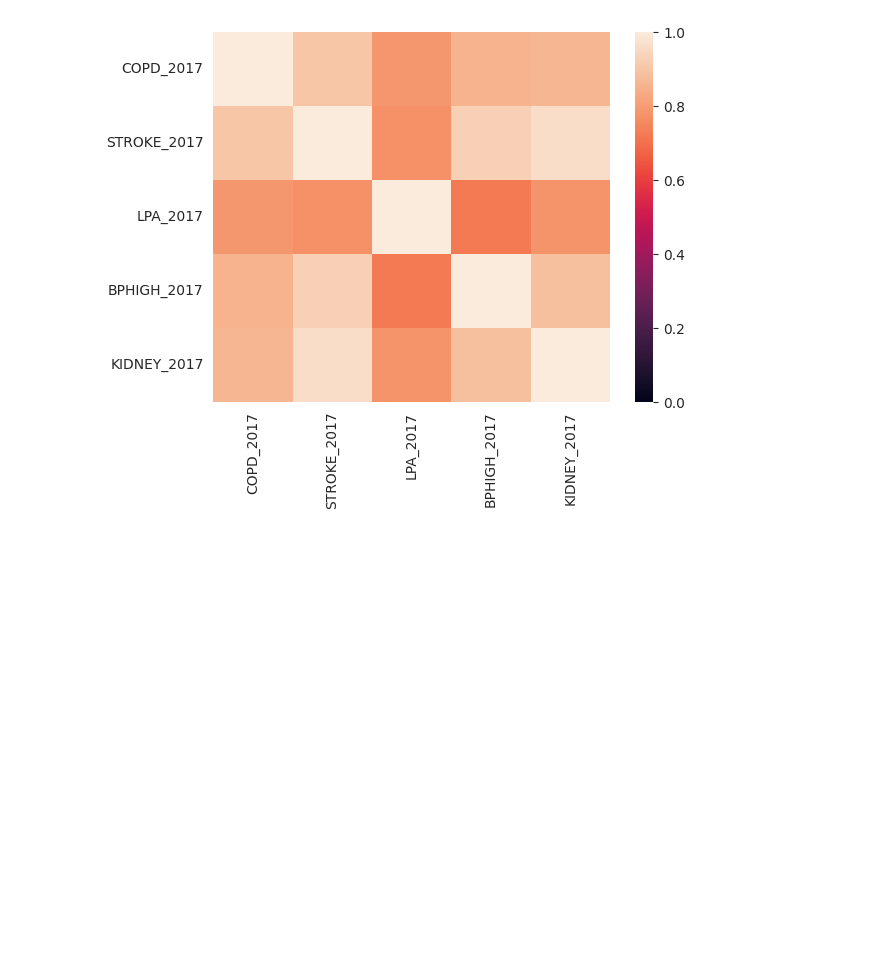
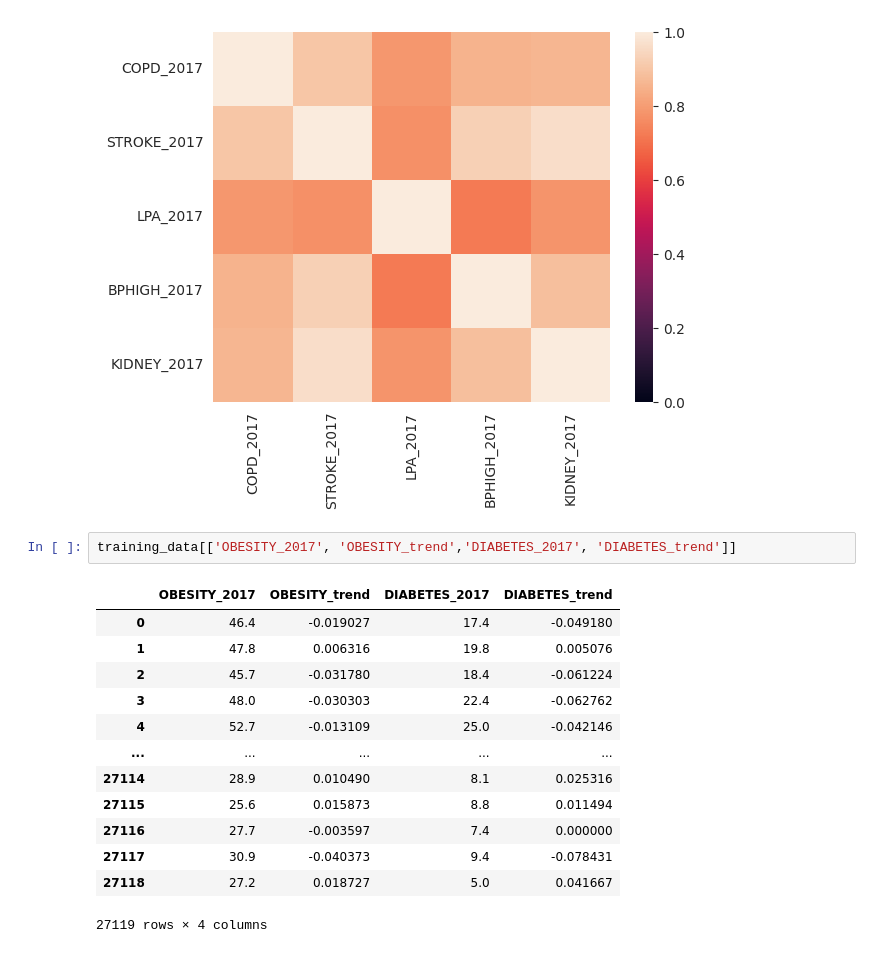
Before and after one commit to Tyler-Chi/Diabetes_Trend_Forecast, a Jupyter notebook: EDA.ipynb, the cells around one changed output. Saved outputs shown, nothing was run; the diff lists cells and outputs as text; blank space fills up the shorter version.

```diff
--- a/EDA.ipynb
+++ b/EDA.ipynb
@@ -98,3 +98,19 @@ corr_map = training_data[cardiovascular_features].corr()
 sns.heatmap(corr_map, vmin=0, vmax=1);
 # %% [output]
 [figure]
+# %%
+training_data[['OBESITY_2017', 'OBESITY_trend','DIABETES_2017', 'DIABETES_trend']]
+# %% [output]
+|  | OBESITY_2017 | OBESITY_trend | DIABETES_2017 | DIABETES_trend |
+| 0 | 46.4 | -0.019027 | 17.4 | -0.049180 |
+| 1 | 47.8 | 0.006316 | 19.8 | 0.005076 |
+| 2 | 45.7 | -0.031780 | 18.4 | -0.061224 |
+| 3 | 48.0 | -0.030303 | 22.4 | -0.062762 |
+| 4 | 52.7 | -0.013109 | 25.0 | -0.042146 |
+| ... | ... | ... | ... | ... |
+| 27114 | 28.9 | 0.010490 | 8.1 | 0.025316 |
+| 27115 | 25.6 | 0.015873 | 8.8 | 0.011494 |
+| 27116 | 27.7 | -0.003597 | 7.4 | 0.000000 |
+| 27117 | 30.9 | -0.040373 | 9.4 | -0.078431 |
+| 27118 | 27.2 | 0.018727 | 5.0 | 0.041667 |
+27119 rows × 4 columns
```
Also changed, not shown: parts of 2 cells of this notebook, 6 other files.
